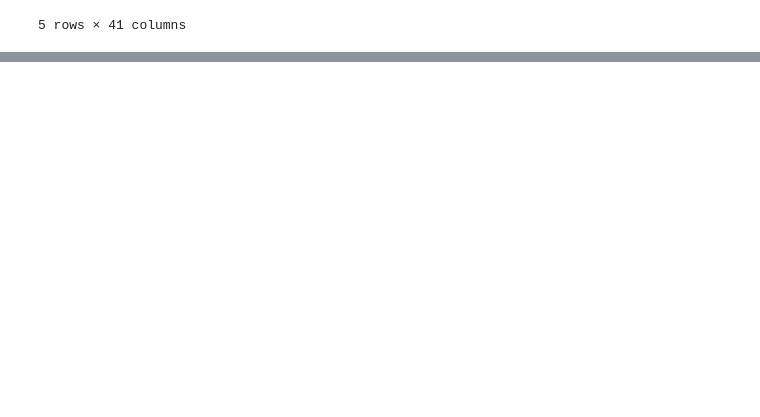
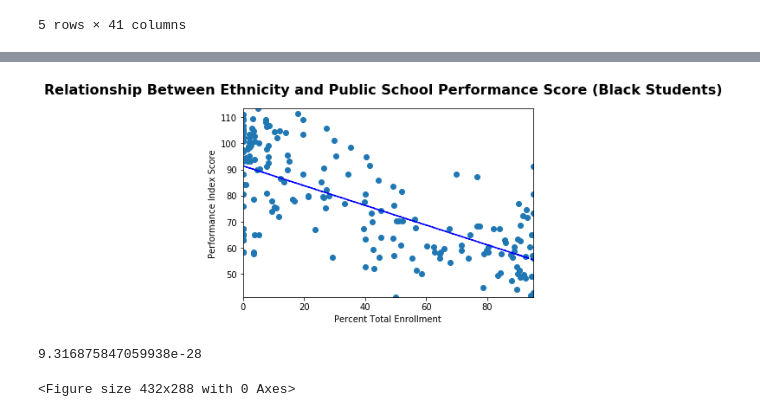
Before and after one commit to Teddi009x/Team_Scholastic_Crush, a Jupyter notebook: TeamScholasticCrush.ipynb, the cells around one changed output, grey strips where cells are left out. Drawn from its saved outputs; the diff is of its cells as text; code cells hidden in the pictures; blank space fills up the shorter version.

```diff
--- a/TeamScholasticCrush.ipynb
+++ b/TeamScholasticCrush.ipynb
@@ -432,0 +407,32 @@ dtype: object
+# %%
+# Public Black Regression
+
+x_ham_blk = public_black_ham["% of Total Enrollment"]
+y_ham_blk =public_black_ham["Performance Index Score 2015-16"]
+
+(hbk_slope, hbk_int, hbk_c_r, hbk_p, hbk_std_err) = stats.linregress(x_ham_blk, y_ham_blk)
+fit = hbk_slope * x_ham_blk + hbk_int
+
+fig, ax = plt.subplots()
+
+fig.suptitle("Relationship Between Ethnicity and Public School Performance Score (Black Students)", fontsize=16, fontweight="bold")
+
+ax.set_xlim(min(x_ham_blk), max(x_ham_blk))
+ax.set_ylim(min(y_ham_blk), max(y_ham_blk))
+
+ax.set_xlabel("Percent Total Enrollment")
+ax.set_ylabel("Performance Index Score")
+
+ax.plot(x_ham_blk, y_ham_blk, linewidth=0, marker='o')
+ax.plot(x_ham_blk, fit, 'b--')
+
+plt.show()
+# %% [output]
+[figure, added]
+9.316875847059938e-28
+# %%
+plt.tight_layout()
+plt.savefig("Images/Hamilton_Count_Public_Blk.png")
+plt.show()
+# %% [output]
+<Figure size 432x288 with 0 Axes>
```
Also changed, not shown: parts of 35 cells of this notebook, 9 other files.
